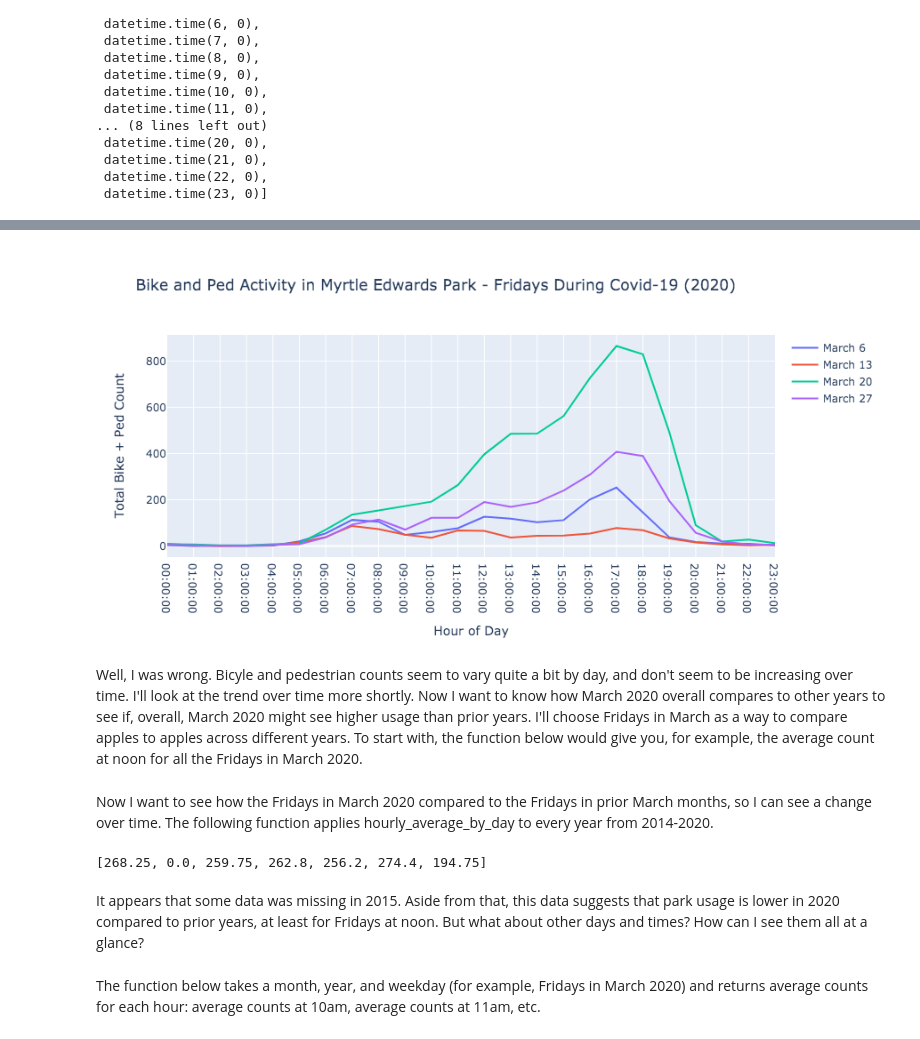
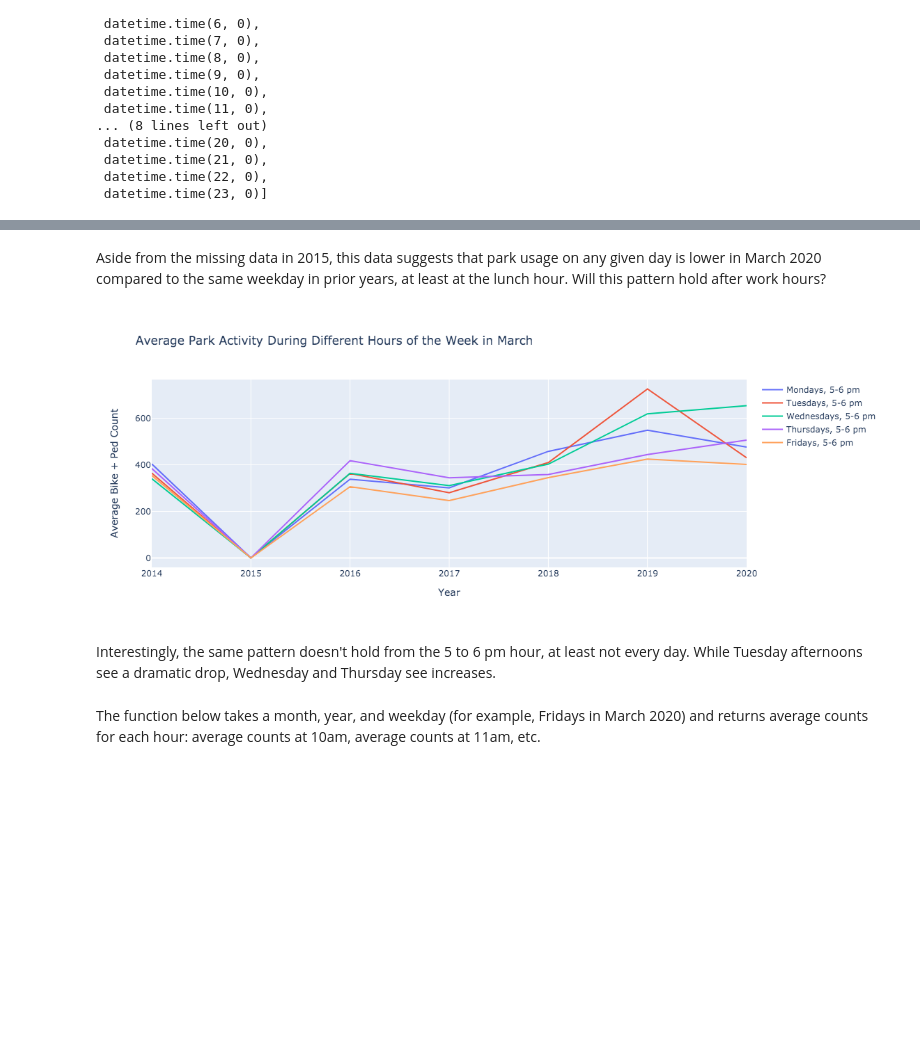
Before and after one commit to kellytdunn/Seattle-parks, a Jupyter notebook: Elliott Bay Trail.ipynb, the cells around one changed output, grey strips where cells are left out. Drawn from its saved outputs; the diff is of its cells as text; code cells hidden in the pictures; blank space fills up the shorter version.

```diff
--- a/Elliott Bay Trail.ipynb
+++ b/Elliott Bay Trail.ipynb
@@ -191,0 +188,5 @@ Now it's time to make my first graph. Let's start out graphing hourly counts for
+# %%
+allyears=[]
+for i in range (2014,2021):
+    allyears.append(i)
+allyears
@@ -192,24 +220,26 @@ Now it's time to make my first graph. Let's start out graphing hourly counts for
+# %% [markdown]
+Aside from the missing data in 2015, this data suggests that park usage on any given day is lower in March 2020 compared to the same weekday in prior years, at least at the lunch hour. Will this pattern hold after work hours?
 # %%
 fig = go.Figure()
-fig.add_trace(go.Scatter(x=alltimes, y=hourlycounts('3/6/2020'),
+fig.add_trace(go.Scatter(x=allyears, y=counts_across_years(3, 'Monday', datetime.time(17, 0)),
                     mode='lines',
-                    name='March 6'))
-fig.add_trace(go.Scatter(x=alltimes, y=hourlycounts('3/13/2020'),
+                    name='Mondays, 5-6 pm'))
+fig.add_trace(go.Scatter(x=allyears, y=counts_across_years(3, 'Tuesday', datetime.time(17, 0)),
                     mode='lines',
-                    name='March 13'))
-fig.add_trace(go.Scatter(x=alltimes, y=hourlycounts('3/20/2020'),
+                    name='Tuesdays, 5-6 pm'))
+fig.add_trace(go.Scatter(x=allyears, y=counts_across_years(3, 'Wednesday', datetime.time(17, 0)),
                     mode='lines',
-                    name='March 20'))
-fig.add_trace(go.Scatter(x=alltimes, y=hourlycounts('3/27/2020'),
+                    name='Wednesdays, 5-6 pm'))
+fig.add_trace(go.Scatter(x=allyears, y=counts_across_years(3, 'Thursday', datetime.time(17, 0)),
                     mode='lines',
-                    name='March 27'))
+                    name='Thursdays, 5-6 pm'))
+fig.add_trace(go.Scatter(x=allyears, y=counts_across_years(3, 'Friday', datetime.time(17, 0)),
+                    mode='lines',
+                    name='Fridays, 5-6 pm'))
 
-fig.update_layout(title='Bike and Ped Activity in Myrtle Edwards Park - Fridays During Covid-19 (2020)',
-                   xaxis_title='Hour of Day',
-                   yaxis_title='Total Bike + Ped Count')
+fig.update_layout(title='Average Park Activity During Different Hours of the Week in March',
+                   xaxis_title='Year',
+                   yaxis_title='Average Bike + Ped Count')
 fig.show()
 # %% [output]
-[figure, old version]
+[figure, new version]
-# %% [markdown]
-Well, I was wrong. Bicyle and pedestrian counts seem to vary quite a bit by day, and don't seem to be increasing over time. I'll look at the trend over time more shortly. Now I want to know how March 2020 overall compares to other years to see if, overall, March 2020 might see higher usage than prior years. I'll choose Fridays in March as a way to compare apples to apples across different years.
-To start with, the function below would give you, for example, the average count at noon for all the Fridays in March 2020.
@@ -223,19 +246,5 @@ def hourly_average_by_day(month, year, weekday, hour):
-# %% [markdown]
-Now I want to see how the Fridays in March 2020 compared to the Fridays in prior March months, so I can see a change over time. The following function applies hourly_average_by_day to every year from 2014-2020.
-# %%
-def counts_across_years(month, weekday, hour):
-    counts_list=[]
-    for year in range (2014,2021):
-        count = hourly_average_by_day(month, year, weekday, hour)
-        counts_list.append(count)
-    return counts_list
-
-counts_across_years(3, 'Friday', datetime.time(12, 0))
-# %% [output]
-[268.25, 0.0, 259.75, 262.8, 256.2, 274.4, 194.75]
-# %% [markdown]
-It appears that some data was missing in 2015. Aside from that,
-this data suggests that park usage is lower in 2020 compared to prior years, at least for Fridays at noon. But what about other days and times? How can I see them all at a glance?
+# %% [markdown]
+Interestingly, the same pattern doesn't hold from the 5 to 6 pm hour, at least not every day. While Tuesday afternoons see a dramatic drop, Wednesday and Thursday see increases.
 # %% [markdown]
 The function below takes a month, year, and weekday (for example, Fridays in March 2020) and returns average counts for each hour: average counts at 10am, average counts at 11am, etc.
 # %%
```
Also changed, not shown: parts of 27 cells of this notebook.
